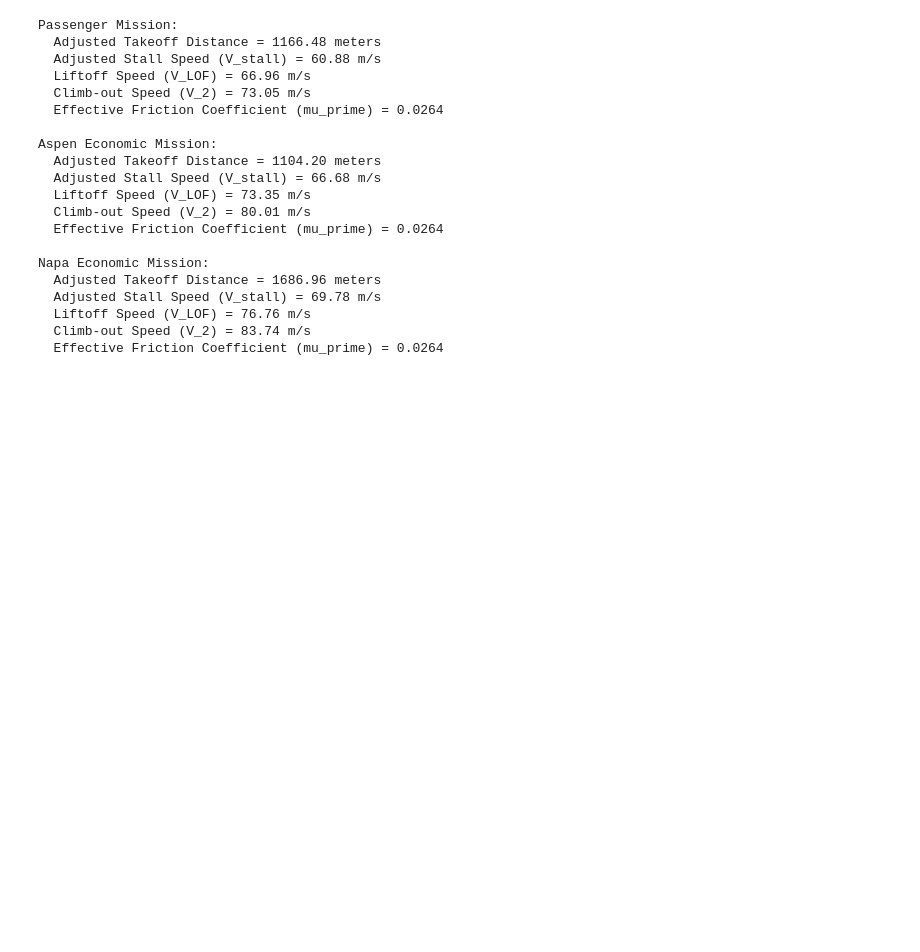
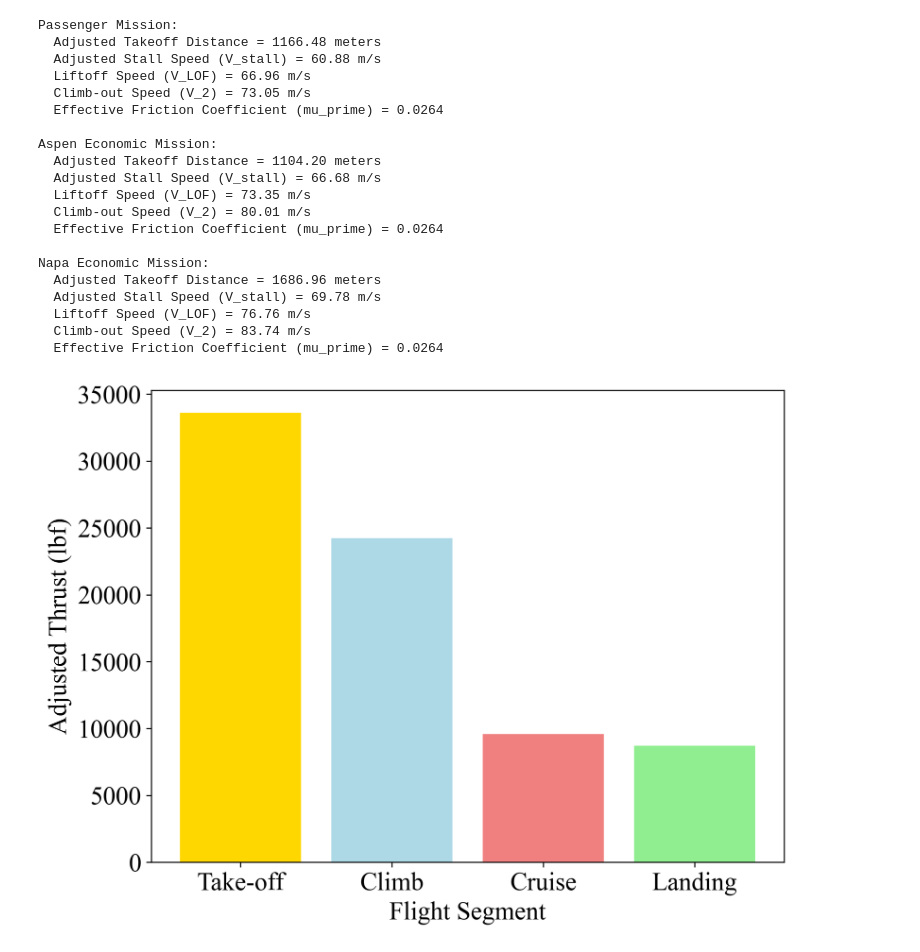
Before and after one commit to AntoineVanHoye/integrated_project, a Jupyter notebook: thrust.ipynb, the cells around one changed output. Saved outputs shown, nothing was run; the diff lists cells and outputs as text; code cells hidden in the pictures; blank space fills up the shorter version.

```diff
--- a/thrust.ipynb
+++ b/thrust.ipynb
@@ -1908,3 +1882,36 @@ Napa Economic Mission:
   Liftoff Speed (V_LOF) = 76.76 m/s
   Climb-out Speed (V_2) = 83.74 m/s
   Effective Friction Coefficient (mu_prime) = 0.0264
+# %%
+import matplotlib.pyplot as plt
+
+# Data
+flight_segments = ["Take-off", "Climb", "Cruise", "Landing"]
+adjusted_thrust = [33606.51, 24237.72, 9586.21, 8717.35]
+
+
+plt.rcParams["font.family"] = "Times New Roman"
+
+# Create bar chart
+plt.figure(figsize=(8, 6), dpi=300)
+plt.bar(flight_segments, adjusted_thrust, color=['gold', 'lightblue', 'lightcoral', 'lightgreen'])
+
+# Labels and title
+plt.xlabel("Flight Segment", fontsize=18)  # Increase X-axis label font
+plt.ylabel("Adjusted Thrust (lbf)", fontsize=18)  # Increase Y-axis label font
+#plt.title("Adjusted Thrust Across Flight Segments", fontsize=16)  # Increase title font
+
+# Increase tick label font size for both axes
+plt.xticks(fontsize=18)  # Increase font size for X-axis numbers
+plt.yticks(fontsize=18)  # Increase font size for Y-axis numbers
+
+# Grid for better readability
+#plt.grid(axis="y", linestyle="--", alpha=0.7)
+
+# Save the figure
+plt.savefig("adjusted_thrust_bar_chart.png", dpi=300, bbox_inches="tight")
+
+# Show the chart
+plt.show()
+# %% [output]
+[figure, added]
```
Also changed, not shown: parts of 6 cells of this notebook, 2 other files.
